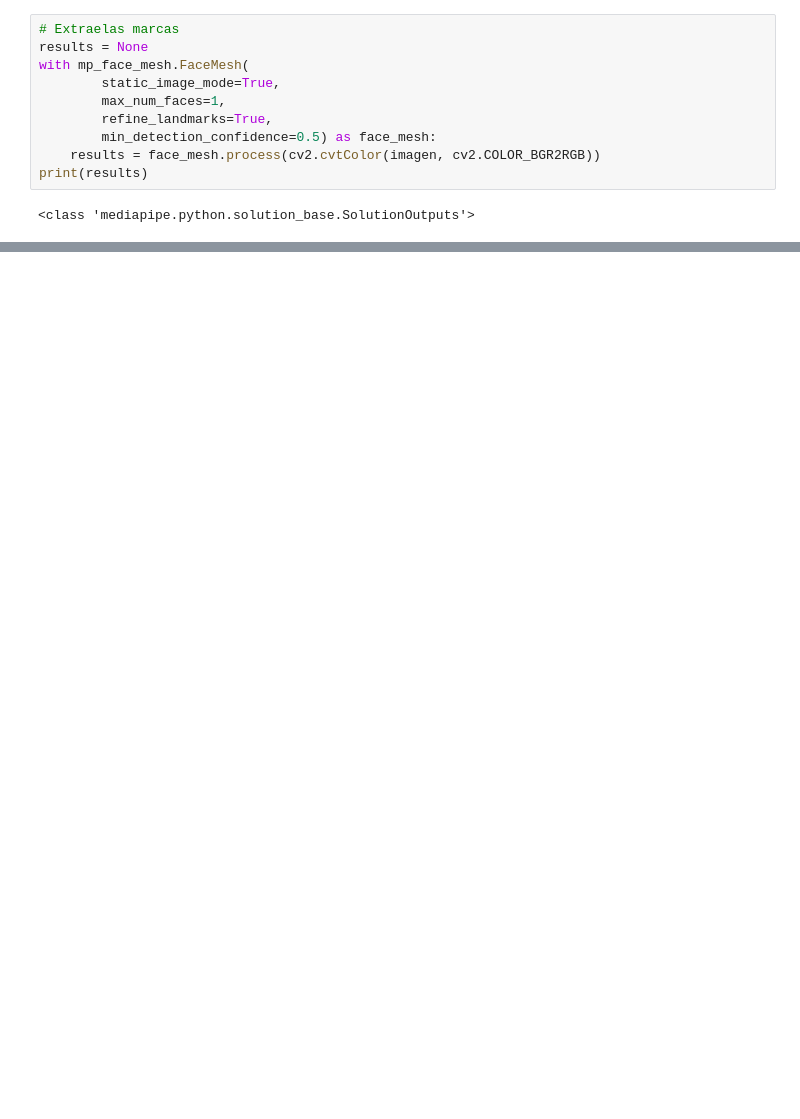
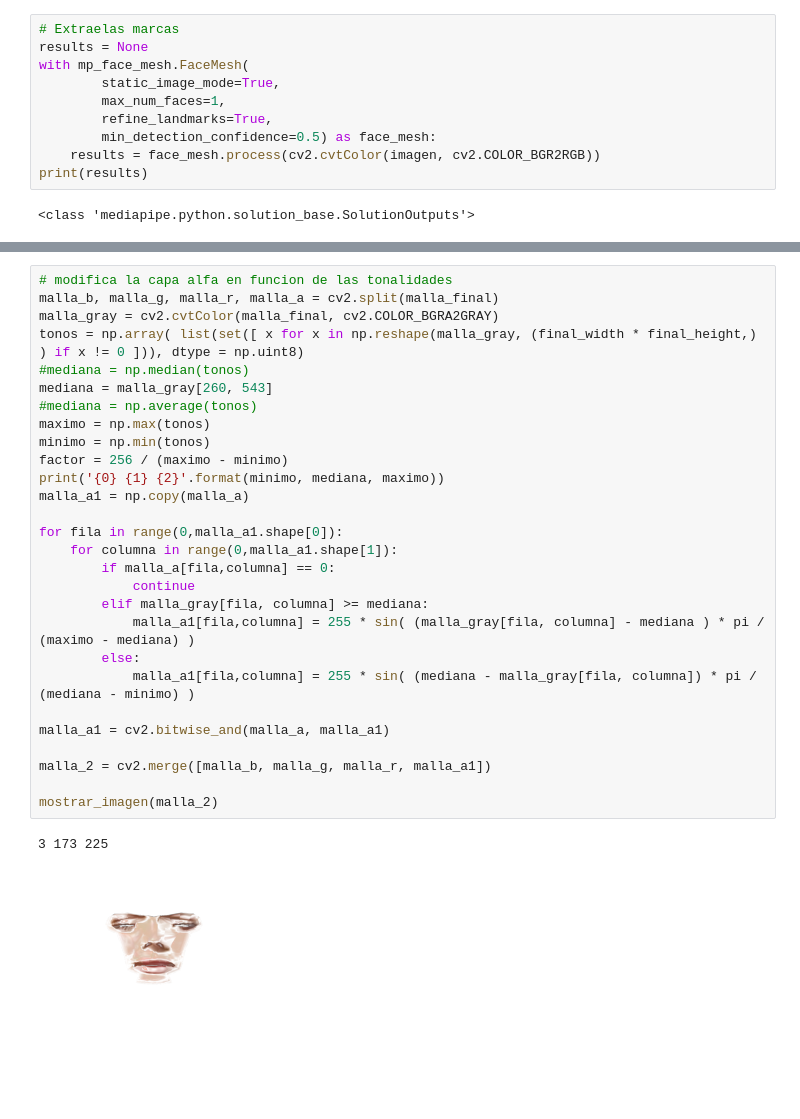
Before and after one commit to merizaldero/portafolioXavier, a Jupyter notebook: Python/TextureMapper/TextureMapper.ipynb, the cells around one changed output, grey strips where cells are left out. Cells and saved outputs as stored; diff of their text form; blank space fills up the shorter version.

```diff
--- a/Python/TextureMapper/TextureMapper.ipynb
+++ b/Python/TextureMapper/TextureMapper.ipynb
@@ -271,0 +324,31 @@ True
+# %%
+# modifica la capa alfa en funcion de las tonalidades
+malla_b, malla_g, malla_r, malla_a = cv2.split(malla_final)
+malla_gray = cv2.cvtColor(malla_final, cv2.COLOR_BGRA2GRAY)
+tonos = np.array( list(set([ x for x in np.reshape(malla_gray, (final_width * final_height,) ) if x != 0 ])), dtype = np.uint8)
+#mediana = np.median(tonos)
+mediana = malla_gray[260, 543]
+#mediana = np.average(tonos)
+maximo = np.max(tonos)
+minimo = np.min(tonos)
+factor = 256 / (maximo - minimo)
+print('{0} {1} {2}'.format(minimo, mediana, maximo))
+malla_a1 = np.copy(malla_a)
+
+for fila in range(0,malla_a1.shape[0]):
+    for columna in range(0,malla_a1.shape[1]):
+        if malla_a[fila,columna] == 0:
+            continue
+        elif malla_gray[fila, columna] >= mediana:
+            malla_a1[fila,columna] = 255 * sin( (malla_gray[fila, columna] - mediana ) * pi / (maximo - mediana) )
+        else:
+            malla_a1[fila,columna] = 255 * sin( (mediana - malla_gray[fila, columna]) * pi / (mediana - minimo) )
+
+malla_a1 = cv2.bitwise_and(malla_a, malla_a1)
+
+malla_2 = cv2.merge([malla_b, malla_g, malla_r, malla_a1])
+
+mostrar_imagen(malla_2)
+# %% [output]
+3 173 225
+[figure, added]
```
Also changed, not shown: parts of 11 cells of this notebook.
